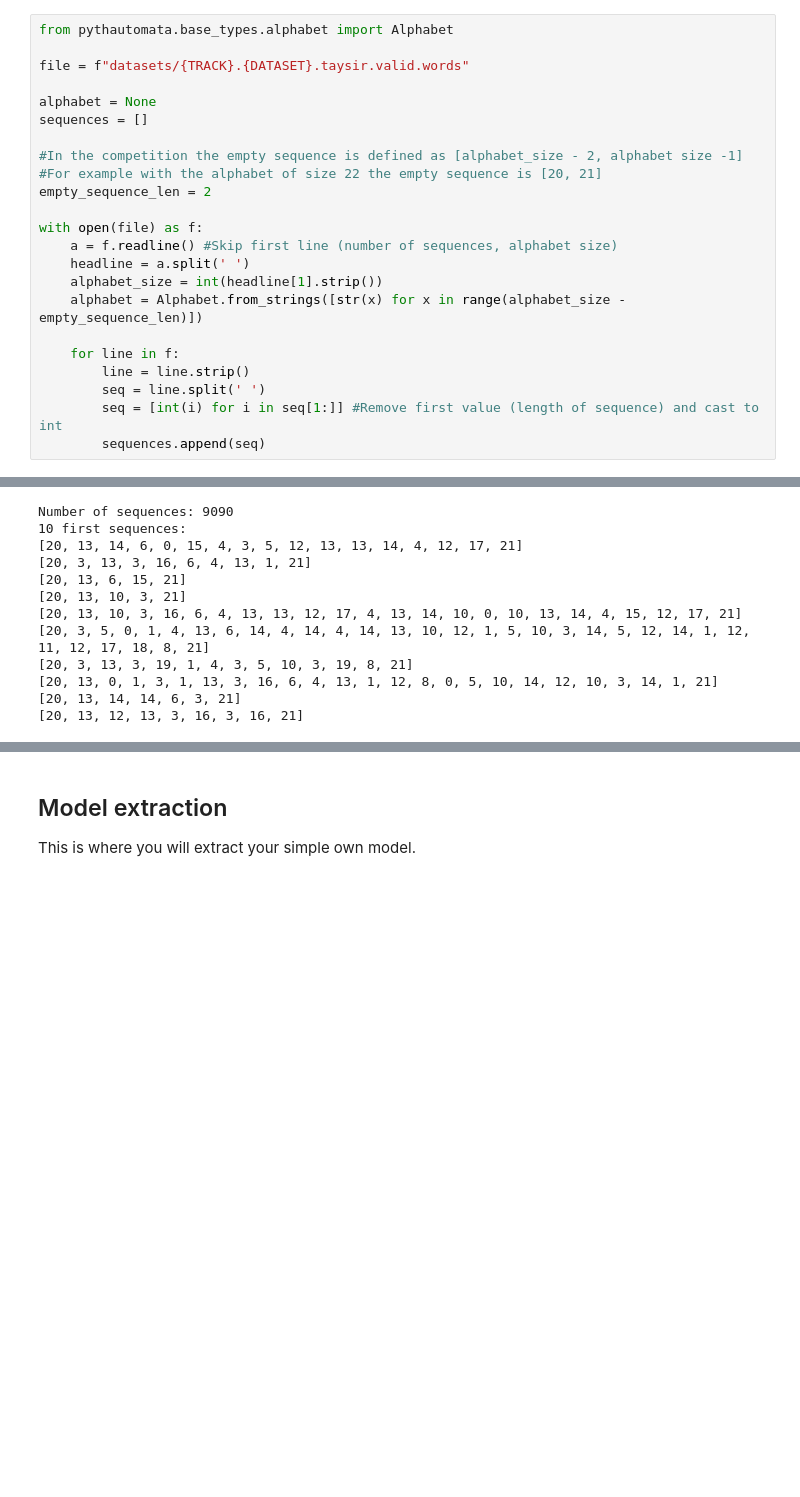
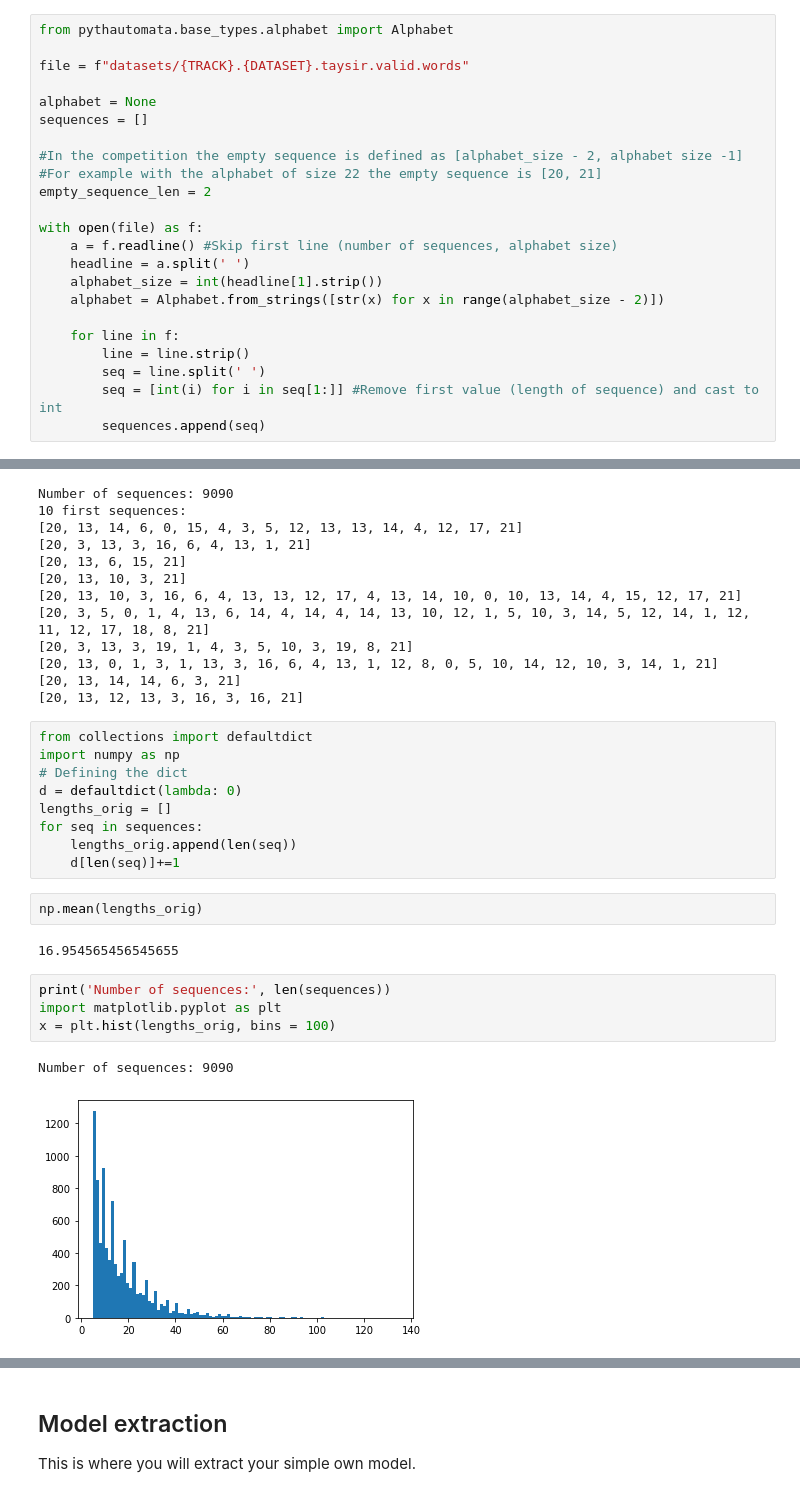
Before and after one commit to neuralchecker/Taysir_Competition, a Jupyter notebook: TAYSIR/generate_datasets_with_LM.ipynb, the cells around one changed output, grey strips where cells are left out. Drawn from its saved outputs; the diff is of its cells as text; blank space fills up the shorter version.

```diff
--- a/TAYSIR/generate_datasets_with_LM.ipynb
+++ b/TAYSIR/generate_datasets_with_LM.ipynb
@@ -107,7 +107,7 @@ with open(file) as f:
     a = f.readline() #Skip first line (number of sequences, alphabet size)
     headline = a.split(' ')
     alphabet_size = int(headline[1].strip())
-    alphabet = Alphabet.from_strings([str(x) for x in range(alphabet_size - empty_sequence_len)])
+    alphabet = Alphabet.from_strings([str(x) for x in range(alphabet_size - 2)])
 
     for line in f:
         line = line.strip()
@@ -134,3 +140,23 @@ Number of sequences: 9090
 [20, 13, 0, 1, 3, 1, 13, 3, 16, 6, 4, 13, 1, 12, 8, 0, 5, 10, 14, 12, 10, 3, 14, 1, 21]
 [20, 13, 14, 14, 6, 3, 21]
 [20, 13, 12, 13, 3, 16, 3, 16, 21]
+# %%
+from collections import defaultdict
+import numpy as np
+# Defining the dict
+d = defaultdict(lambda: 0)
+lengths_orig = []
+for seq in sequences:
+    lengths_orig.append(len(seq))
+    d[len(seq)]+=1
+# %%
+np.mean(lengths_orig)
+# %% [output]
+16.954565456545655
+# %%
+print('Number of sequences:', len(sequences))
+import matplotlib.pyplot as plt
+x = plt.hist(lengths_orig, bins = 100)
+# %% [output]
+Number of sequences: 9090
+[figure, added]
```
Also changed, not shown: parts of 34 cells of this notebook, 2 other files.
